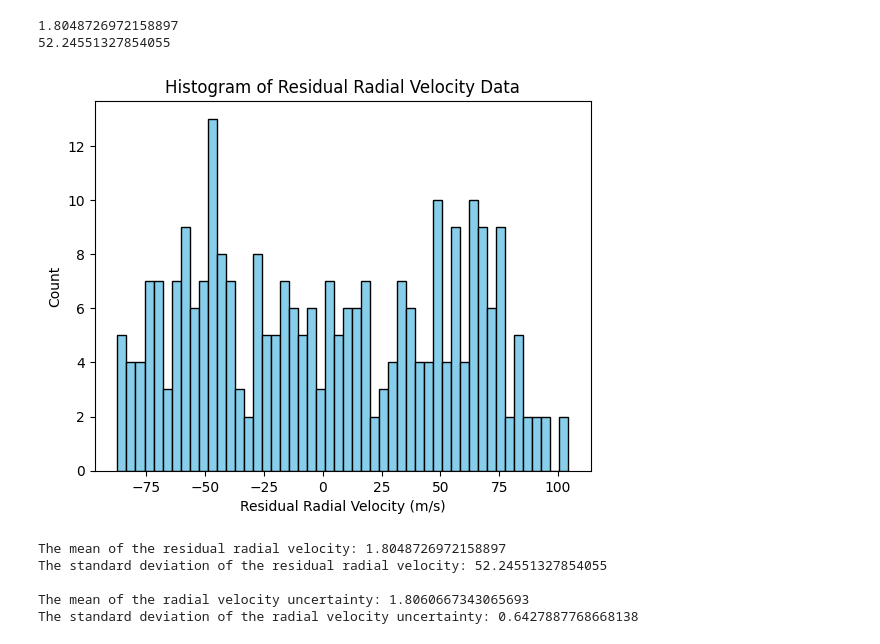
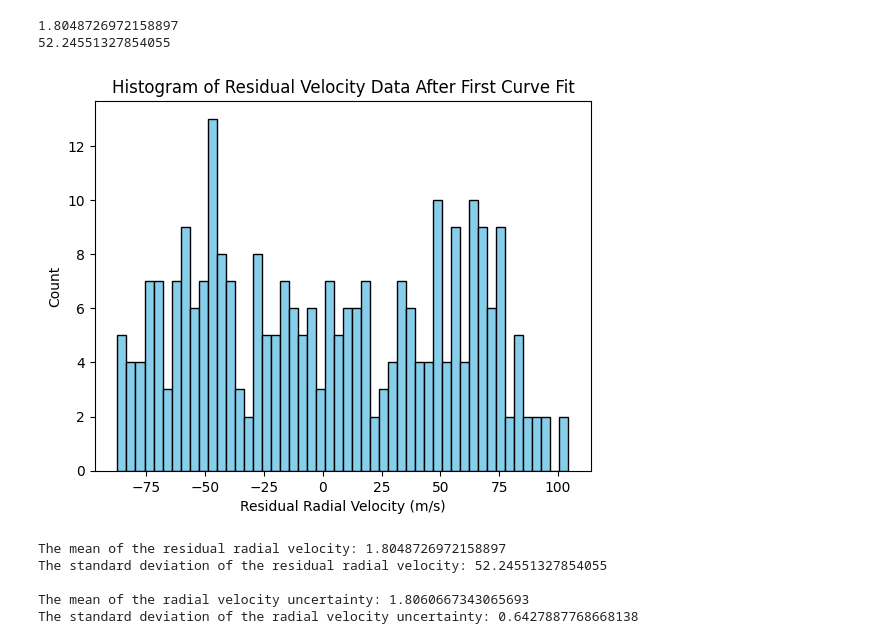
Before and after one commit to jwmckeown007/astr19groupf, a Jupyter notebook: p5_and_p6_zoominresiduals.ipynb, the cells around one changed output. Cells and saved outputs as stored; diff of their text form; code cells hidden in the pictures.

```diff
--- a/p5_and_p6_zoominresiduals.ipynb
+++ b/p5_and_p6_zoominresiduals.ipynb
@@ -207,14 +207,14 @@ print(np.std(data_residuals))
 52.24551327854055
 # %%
 # Task 4: Plot the histogram of the residual radial velocity
-bins = 50  # TODO Is this reasonable
+bins = 50
 plt.hist(data_residuals, bins=bins, edgecolor='black', color='skyblue')
 plt.xlabel('Residual Radial Velocity (m/s)')
 plt.ylabel('Count')
-plt.title("Histogram of Residual Radial Velocity Data")
-plt.savefig('ResidualRadialVelocityHistogram.pdf', bbox_inches='tight', dpi=600)
+plt.title("Histogram of Residual Velocity Data After First Curve Fit")
+plt.savefig('ResidualVelocityHistogramAfterFirstCurveFit.pdf', bbox_inches='tight', dpi=600)
 # %% [output]
-[figure, old version]
+[figure, new version]
 # %%
 # Task 4: Compare the scatter in the residuals with the uncertainties
 print(f"The mean of the residual radial velocity: {np.mean(data_residuals)}")
```
Also changed, not shown: parts of 4 cells of this notebook.
